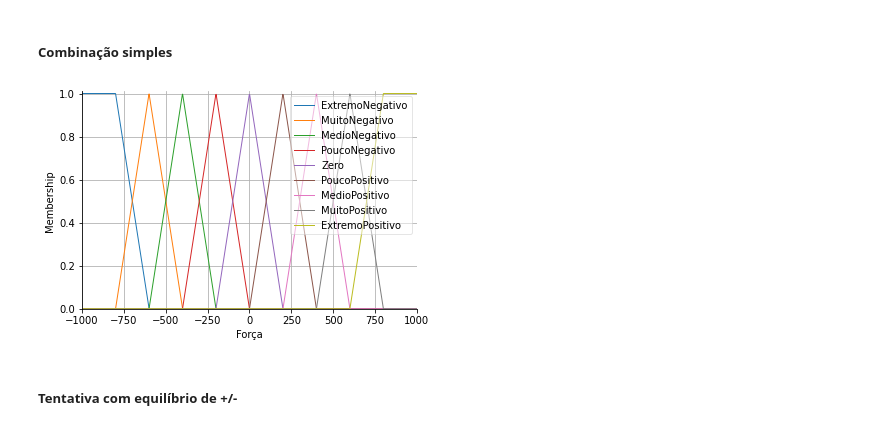
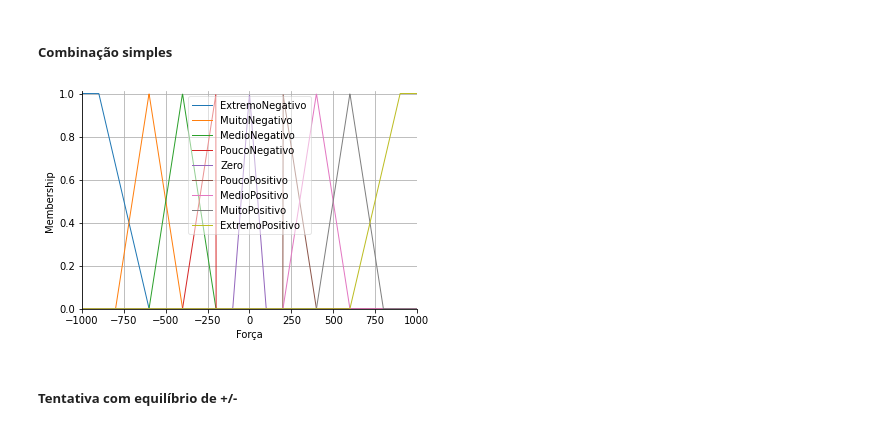
Before and after one commit to VinicMS/controle-inteligente, a Jupyter notebook: PENDULO INVERTIDO (FUZZY)/pertinencias.ipynb, the cells around one changed output. Cells and saved outputs as stored; diff of their text form; code cells hidden in the pictures.

Commit message:
Organização do código e atualização da visualização das regras

```diff
--- a/PENDULO INVERTIDO (FUZZY)/regritas.ipynb
+++ b/PENDULO INVERTIDO (FUZZY)/pertinencias.ipynb
@@ -89,20 +89,20 @@ plt.grid()
 # %% [markdown]
 ##### Combinação simples
 # %%
-FORCA['ExtremoNegativo'] = fuzz.trapmf(forca, [-1000, -1000, -800, -600])
+FORCA['ExtremoNegativo'] = fuzz.trapmf(forca, [-1000, -1000, -900, -600])
 FORCA['MuitoNegativo']   = fuzz.trimf( forca, [-800, -600, -400])
 FORCA['MedioNegativo']   = fuzz.trimf( forca, [-600, -400, -200])
-FORCA['PoucoNegativo']   = fuzz.trimf( forca, [-400, -200, 0])
-FORCA['Zero']            = fuzz.trimf( forca, [-200, 0, 200])
-FORCA['PoucoPositivo']   = fuzz.trimf( forca, [0, 200, 400])
+FORCA['PoucoNegativo']   = fuzz.trimf( forca, [-400, -200, -200])
+FORCA['Zero']            = fuzz.trimf( forca, [-100, 0, 100])
+FORCA['PoucoPositivo']   = fuzz.trimf( forca, [200, 200, 400])
 FORCA['MedioPositivo']   = fuzz.trimf( forca, [200, 400, 600])
 FORCA['MuitoPositivo']   = fuzz.trimf( forca, [400, 600, 800])
-FORCA['ExtremoPositivo'] = fuzz.trapmf(forca, [600, 800, 1000, 1000])
+FORCA['ExtremoPositivo'] = fuzz.trapmf(forca, [600, 900, 1000, 1000])
 
 FORCA.view()
 plt.grid()
 # %% [output]
-[figure, old version]
+[figure, new version]
 # %% [markdown]
 ##### Tentativa com equilíbrio de +/-
 # %%
```
Also changed, not shown: parts of 3 cells of this notebook, 1 other file.
